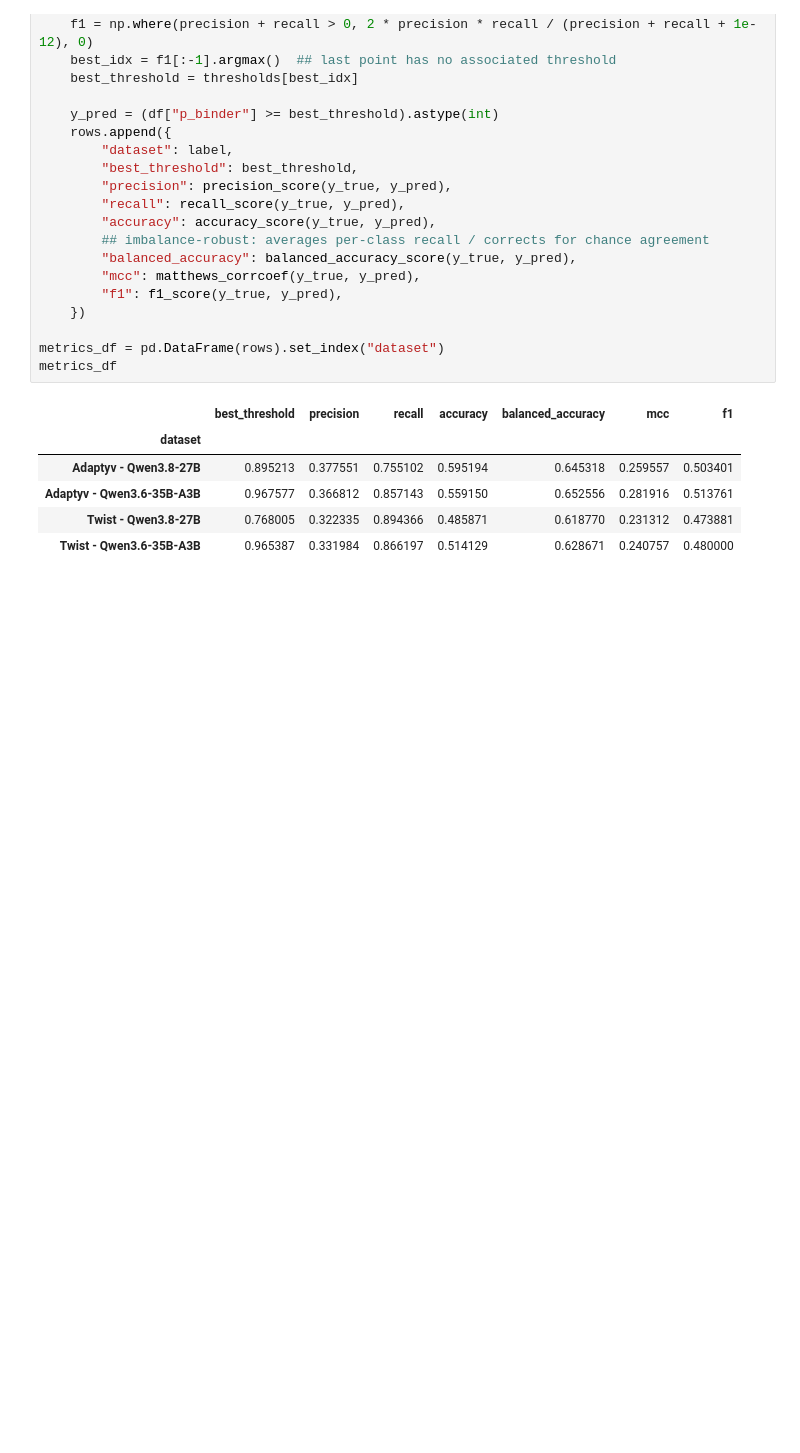
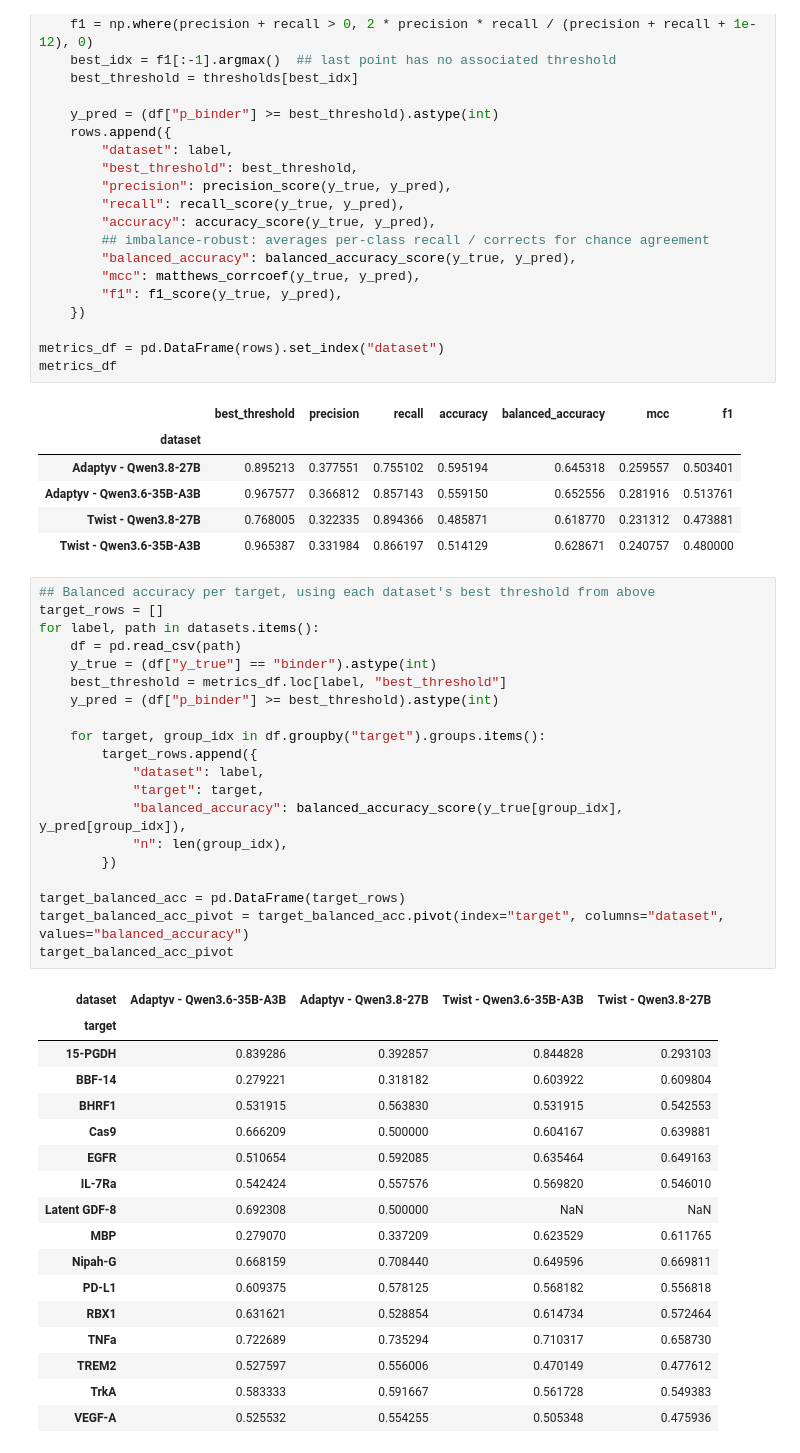
Before and after one commit to colbyford/jev-binder-classification, a Jupyter notebook: compare_results.ipynb, the cells around one changed output. Saved outputs shown, nothing was run; the diff lists cells and outputs as text; blank space fills up the shorter version.

```diff
--- a/compare_results.ipynb
+++ b/compare_results.ipynb
@@ -81,3 +81,41 @@ metrics_df
 | Adaptyv - Qwen3.6-35B-A3B | 0.967577 | 0.366812 | 0.857143 | 0.559150 | 0.652556 | 0.281916 | 0.513761 |
 | Twist - Qwen3.8-27B | 0.768005 | 0.322335 | 0.894366 | 0.485871 | 0.618770 | 0.231312 | 0.473881 |
 | Twist - Qwen3.6-35B-A3B | 0.965387 | 0.331984 | 0.866197 | 0.514129 | 0.628671 | 0.240757 | 0.480000 |
+# %%
+## Balanced accuracy per target, using each dataset's best threshold from above
+target_rows = []
+for label, path in datasets.items():
+    df = pd.read_csv(path)
+    y_true = (df["y_true"] == "binder").astype(int)
+    best_threshold = metrics_df.loc[label, "best_threshold"]
+    y_pred = (df["p_binder"] >= best_threshold).astype(int)
+
+    for target, group_idx in df.groupby("target").groups.items():
+        target_rows.append({
+            "dataset": label,
+            "target": target,
+            "balanced_accuracy": balanced_accuracy_score(y_true[group_idx], y_pred[group_idx]),
+            "n": len(group_idx),
+        })
+
+target_balanced_acc = pd.DataFrame(target_rows)
+target_balanced_acc_pivot = target_balanced_acc.pivot(index="target", columns="dataset", values="balanced_accuracy")
+target_balanced_acc_pivot
+# %% [output]
+| dataset | Adaptyv - Qwen3.6-35B-A3B | Adaptyv - Qwen3.8-27B | Twist - Qwen3.6-35B-A3B | Twist - Qwen3.8-27B |
+| target |  |  |  |  |
+| 15-PGDH | 0.839286 | 0.392857 | 0.844828 | 0.293103 |
+| BBF-14 | 0.279221 | 0.318182 | 0.603922 | 0.609804 |
+| BHRF1 | 0.531915 | 0.563830 | 0.531915 | 0.542553 |
+| Cas9 | 0.666209 | 0.500000 | 0.604167 | 0.639881 |
+| EGFR | 0.510654 | 0.592085 | 0.635464 | 0.649163 |
+| IL-7Ra | 0.542424 | 0.557576 | 0.569820 | 0.546010 |
+| Latent GDF-8 | 0.692308 | 0.500000 | NaN | NaN |
+| MBP | 0.279070 | 0.337209 | 0.623529 | 0.611765 |
+| Nipah-G | 0.668159 | 0.708440 | 0.649596 | 0.669811 |
+| PD-L1 | 0.609375 | 0.578125 | 0.568182 | 0.556818 |
+| RBX1 | 0.631621 | 0.528854 | 0.614734 | 0.572464 |
+| TNFa | 0.722689 | 0.735294 | 0.710317 | 0.658730 |
+| TREM2 | 0.527597 | 0.556006 | 0.470149 | 0.477612 |
+| TrkA | 0.583333 | 0.591667 | 0.561728 | 0.549383 |
+| VEGF-A | 0.525532 | 0.554255 | 0.505348 | 0.475936 |
```
